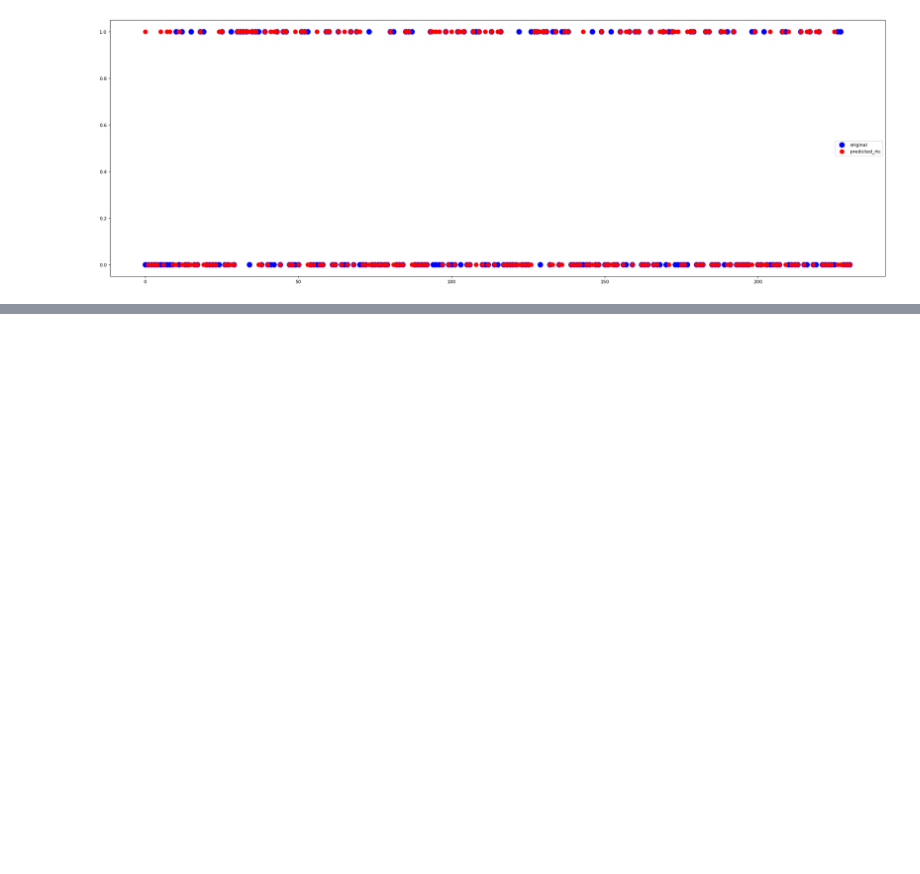
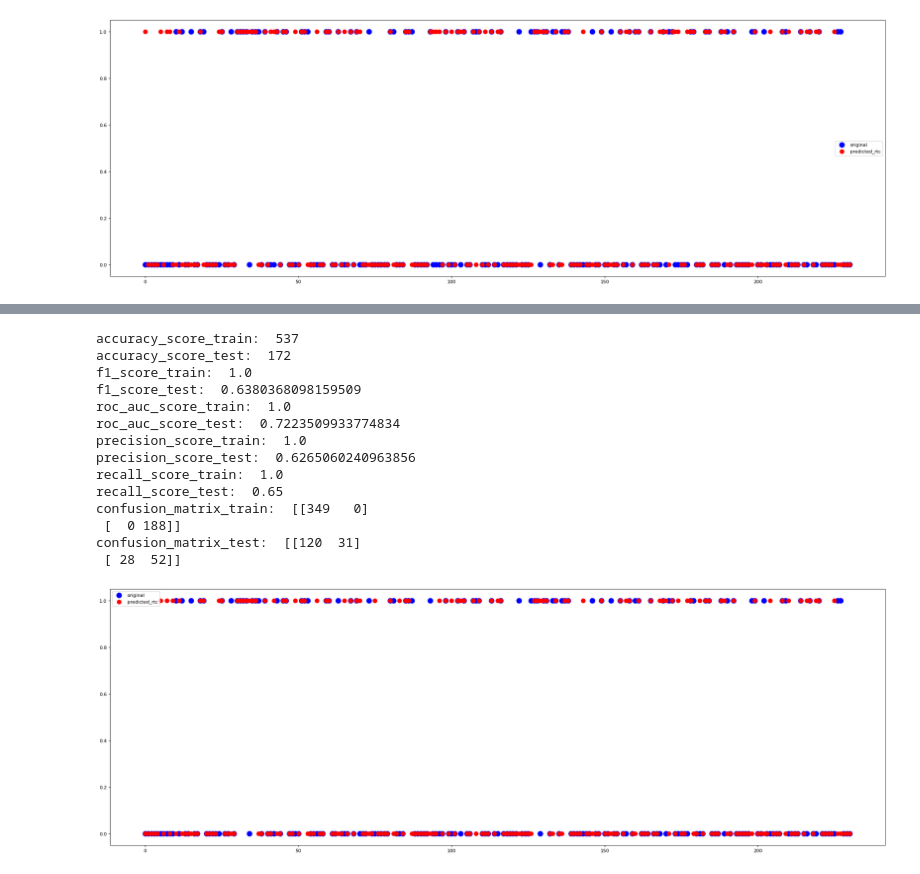
Before and after one commit to okanckaya/Pima-Indians-Diabetes-Prediction, a Jupyter notebook: Diabetes_Prediction.ipynb, the cells around one changed output, grey strips where cells are left out. Cells and saved outputs as stored; diff of their text form; code cells hidden in the pictures; blank space fills up the shorter version.

```diff
--- a/Diabetes_Prediction.ipynb
+++ b/Diabetes_Prediction.ipynb
@@ -652,3 +508,5 @@ def RFC(X_train, y_train, X_test, y_test):
   print("confusion_matrix_test: ", confusion_matrix_test)
 
   predVisualization(test_preds, y_test)
+
+  return accuracy_score_train, accuracy_score_test, f1_score_train, f1_score_test, roc_auc_score_train, roc_auc_score_test, precision_score_train, precision_score_test, recall_score_train, recall_score_test,
@@ -755,3 +513,21 @@ confusion_matrix_test:  [[115  36]
+# %%
+accuracy_score_train_rfc, accuracy_score_test_rfc, f1_score_train_rfc, f1_score_test_rfc, roc_auc_score_train_rfc, roc_auc_score_test_rfc, precision_score_train_rfc, precision_score_test_rfc, recall_score_train_rfc, recall_score_test_rfc = RFC(X_train, y_train, X_test, y_test)
+# %% [output]
+accuracy_score_train:  537
+accuracy_score_test:  172
+f1_score_train:  1.0
+f1_score_test:  0.6380368098159509
+roc_auc_score_train:  1.0
+roc_auc_score_test:  0.7223509933774834
+precision_score_train:  1.0
+precision_score_test:  0.6265060240963856
+recall_score_train:  1.0
+recall_score_test:  0.65
+confusion_matrix_train:  [[349   0]
+ [  0 188]]
+confusion_matrix_test:  [[120  31]
+ [ 28  52]]
+[figure, added]
 # %%
 def DTC(X_train, y_train, X_test, y_test):
   dtc = DecisionTreeClassifier()
```
Also changed, not shown: parts of 19 cells of this notebook.
